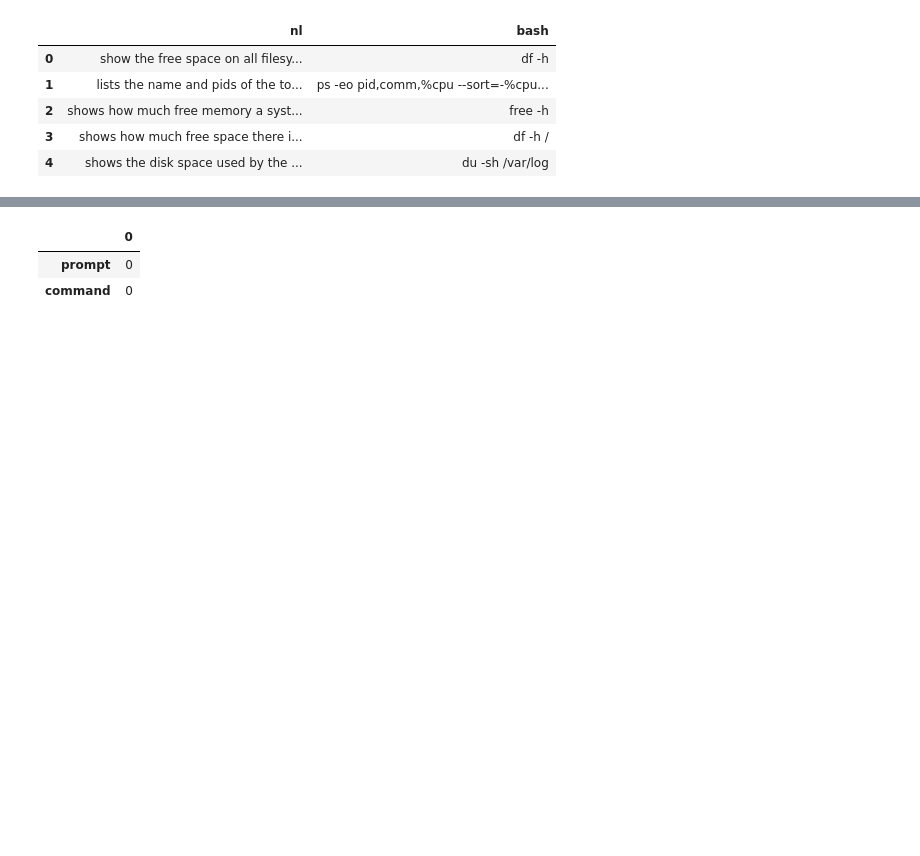
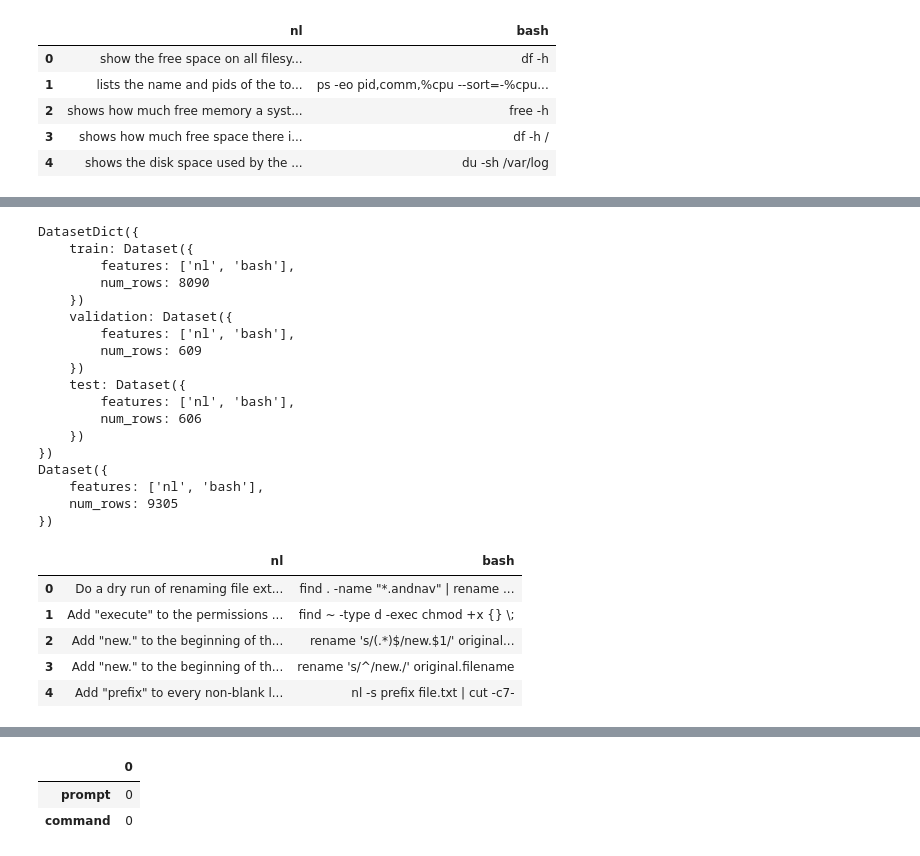
Before and after one commit to OmerTurk1/NLP_learning, a Jupyter notebook: Prompt_to_Bash_Command.ipynb, the cells around one changed output, grey strips where cells are left out. Drawn from its saved outputs; the diff is of its cells as text; code cells hidden in the pictures; blank space fills up the shorter version.

```diff
--- a/Prompt_to_Bash_Command.ipynb
+++ b/Prompt_to_Bash_Command.ipynb
@@ -53,0 +128,36 @@ DatasetDict({
+# %%
+dataset6 = load_dataset("jiacheng-ye/nl2bash", revision="refs/convert/parquet")
+print(dataset6)
+dataset6 = concatenate_datasets([
+    dataset6["train"],
+    dataset6["validation"],
+    dataset6["test"]
+])
+print(dataset6)
+dataset6 = pd.DataFrame(dataset6)
+dataset6.head()
+# %% [output]
+DatasetDict({
+    train: Dataset({
+        features: ['nl', 'bash'],
+        num_rows: 8090
+    })
+    validation: Dataset({
+        features: ['nl', 'bash'],
+        num_rows: 609
+    })
+    test: Dataset({
+        features: ['nl', 'bash'],
+        num_rows: 606
+    })
+})
+Dataset({
+    features: ['nl', 'bash'],
+    num_rows: 9305
+})
+|  | nl | bash |
+| 0 | Do a dry run of renaming file ext... | find . -name "*.andnav" | rename ... |
+| 1 | Add "execute" to the permissions ... | find ~ -type d -exec chmod +x {} \; |
+| 2 | Add "new." to the beginning of th... | rename 's/(.*)$/new.$1/' original... |
+| 3 | Add "new." to the beginning of th... | rename 's/^/new./' original.filename |
+| 4 | Add "prefix" to every non-blank l... | nl -s prefix file.txt | cut -c7- |
```
Also changed, not shown: parts of 24 cells of this notebook.
